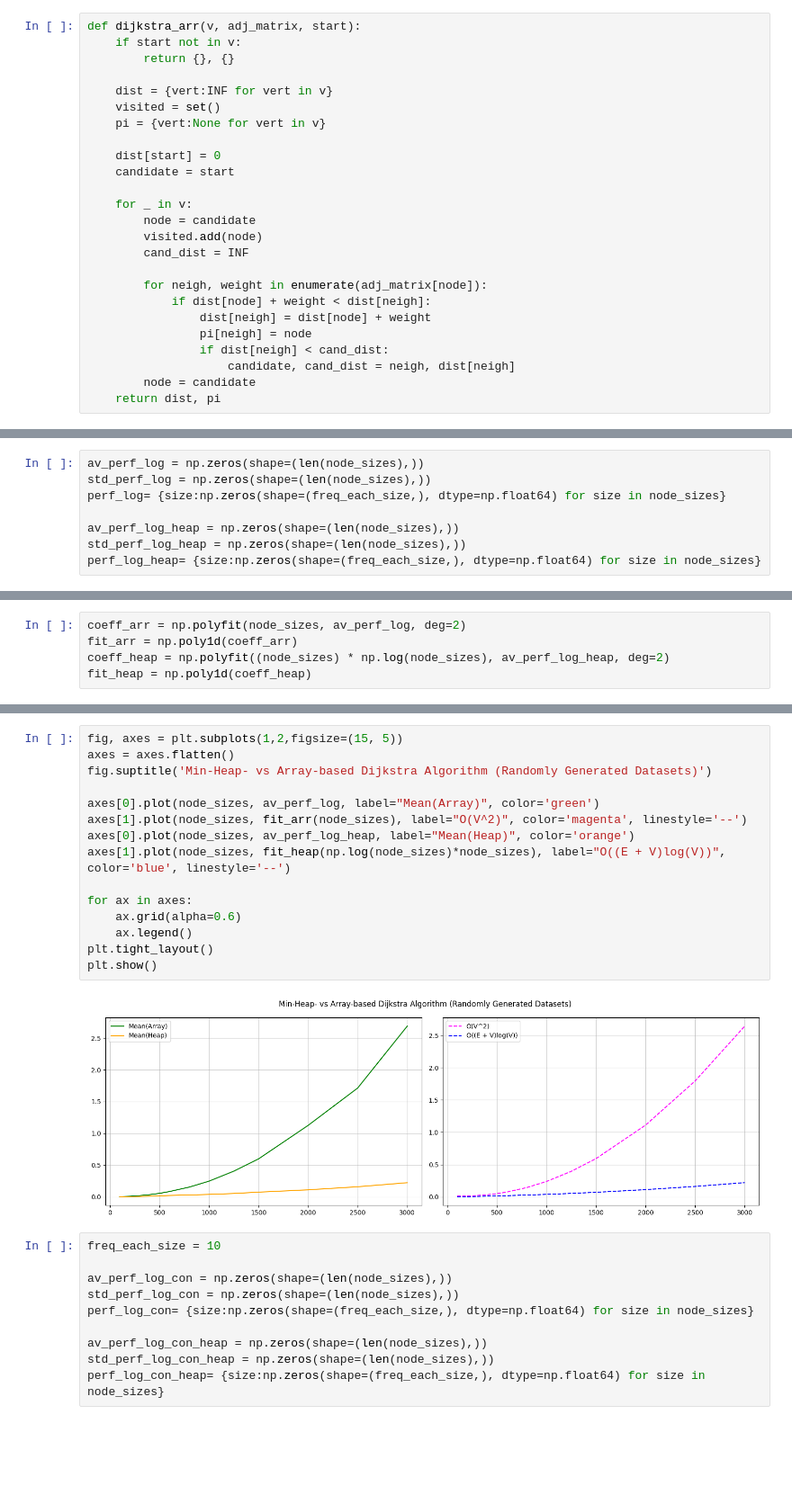
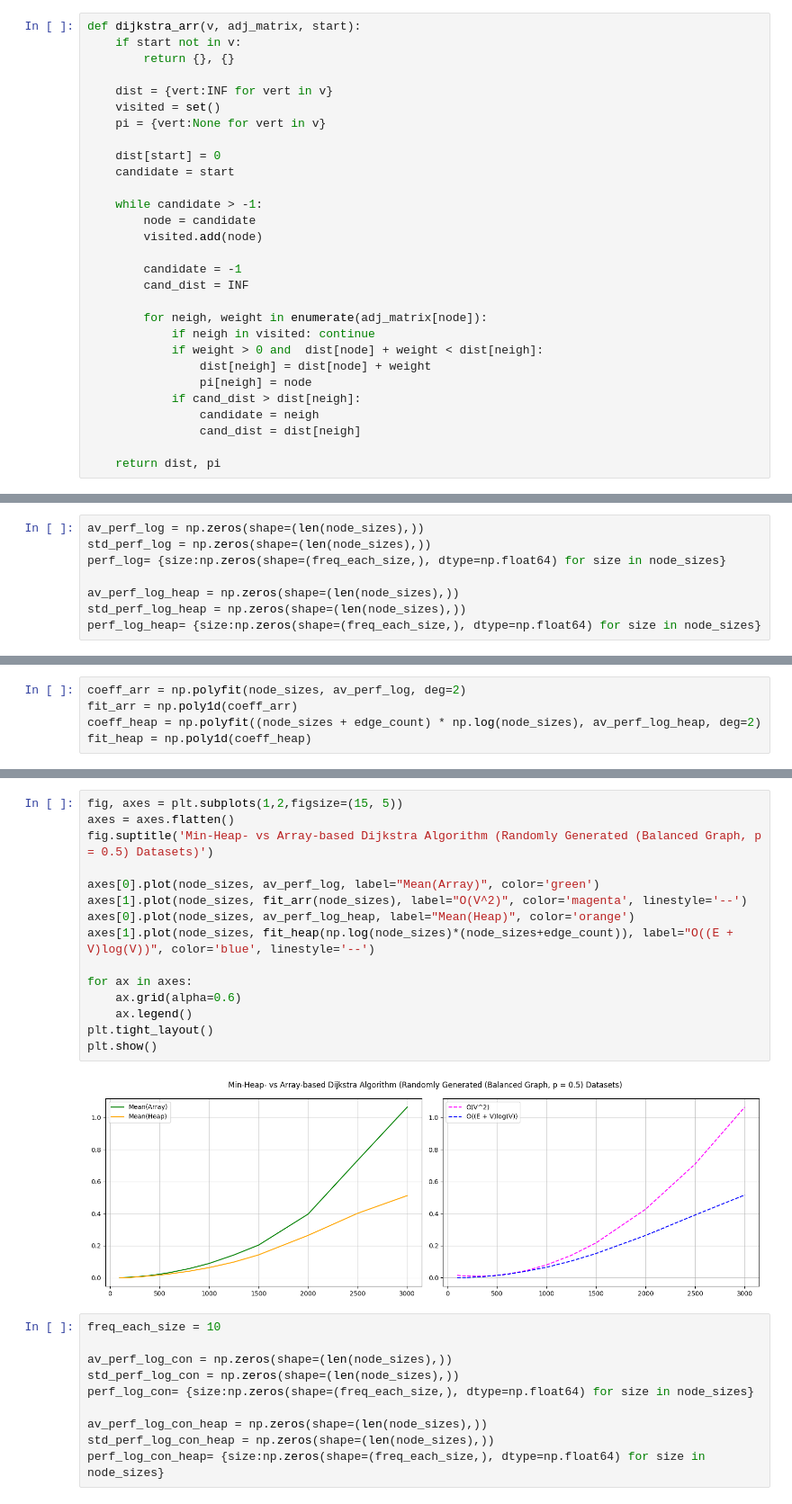
Before and after one commit to ebenl08/SC2001-SCSA-G4, a Jupyter notebook: lab2/sc2001_l2.ipynb, the cells around one changed output, grey strips where cells are left out. Shown at 90% size. Drawn from its saved outputs; the diff is of its cells as text; blank space fills up the shorter version.

```diff
--- a/lab2/sc2001_l2.ipynb
+++ b/lab2/sc2001_l2.ipynb
@@ -27,18 +27,22 @@ def dijkstra_arr(v, adj_matrix, start):
     dist[start] = 0
     candidate = start
 
-    for _ in v:
+    while candidate > -1:
         node = candidate
         visited.add(node)
+
+        candidate = -1
         cand_dist = INF
 
         for neigh, weight in enumerate(adj_matrix[node]):
-            if dist[node] + weight < dist[neigh]:
+            if neigh in visited: continue
+            if weight > 0 and  dist[node] + weight < dist[neigh]:
                 dist[neigh] = dist[node] + weight
                 pi[neigh] = node
-                if dist[neigh] < cand_dist:
-                    candidate, cand_dist = neigh, dist[neigh]
-        node = candidate
+            if cand_dist > dist[neigh]:
+                candidate = neigh
+                cand_dist = dist[neigh]
+
     return dist, pi
 # %%
 def dijkstra_heap(v, adj_list, start):
@@ -201,7 +187,7 @@ N = 3000 Done!
 # %%
 coeff_arr = np.polyfit(node_sizes, av_perf_log, deg=2)
 fit_arr = np.poly1d(coeff_arr)
-coeff_heap = np.polyfit((node_sizes) * np.log(node_sizes), av_perf_log_heap, deg=2)
+coeff_heap = np.polyfit((node_sizes + edge_count) * np.log(node_sizes), av_perf_log_heap, deg=2)
 fit_heap = np.poly1d(coeff_heap)
 # %%
 fig, axes = plt.subplots(1,2,figsize=(15, 5))
@@ -233,20 +219,20 @@ plt.show()
 # %%
 fig, axes = plt.subplots(1,2,figsize=(15, 5))
 axes = axes.flatten()
-fig.suptitle('Min-Heap- vs Array-based Dijkstra Algorithm (Randomly Generated Datasets)')
+fig.suptitle('Min-Heap- vs Array-based Dijkstra Algorithm (Randomly Generated (Balanced Graph, p = 0.5) Datasets)')
 
 axes[0].plot(node_sizes, av_perf_log, label="Mean(Array)", color='green')
 axes[1].plot(node_sizes, fit_arr(node_sizes), label="O(V^2)", color='magenta', linestyle='--')
 axes[0].plot(node_sizes, av_perf_log_heap, label="Mean(Heap)", color='orange')
-axes[1].plot(node_sizes, fit_heap(np.log(node_sizes)*node_sizes), label="O((E + V)log(V))", color='blue', linestyle='--')
+axes[1].plot(node_sizes, fit_heap(np.log(node_sizes)*(node_sizes+edge_count)), label="O((E + V)log(V))", color='blue', linestyle='--')
 
 for ax in axes:
     ax.grid(alpha=0.6)
     ax.legend()
 plt.tight_layout()
 plt.show()
 # %% [output]
-[figure, old version]
+[figure, new version]
 # %%
 freq_each_size = 10
 
```
Also changed, not shown: parts of 6 cells of this notebook.
